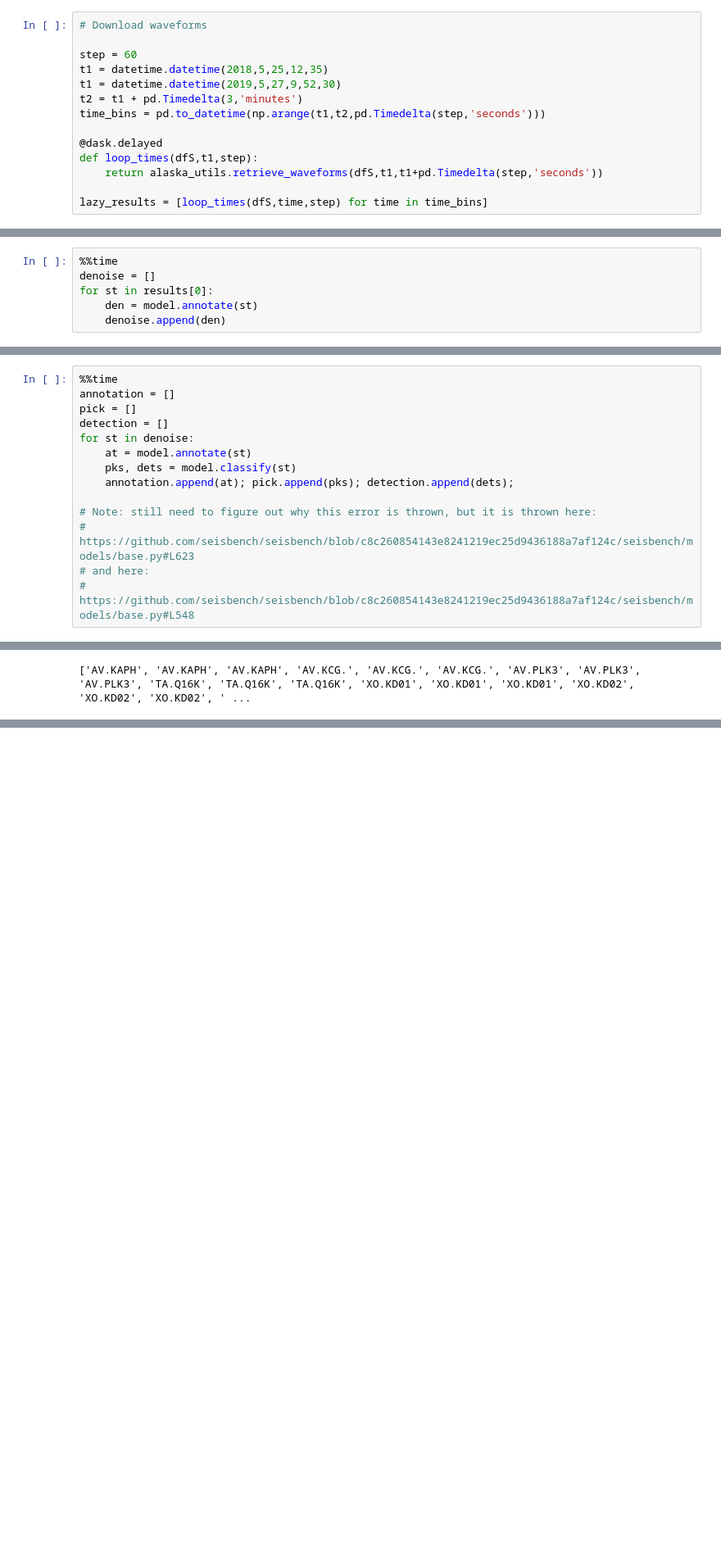
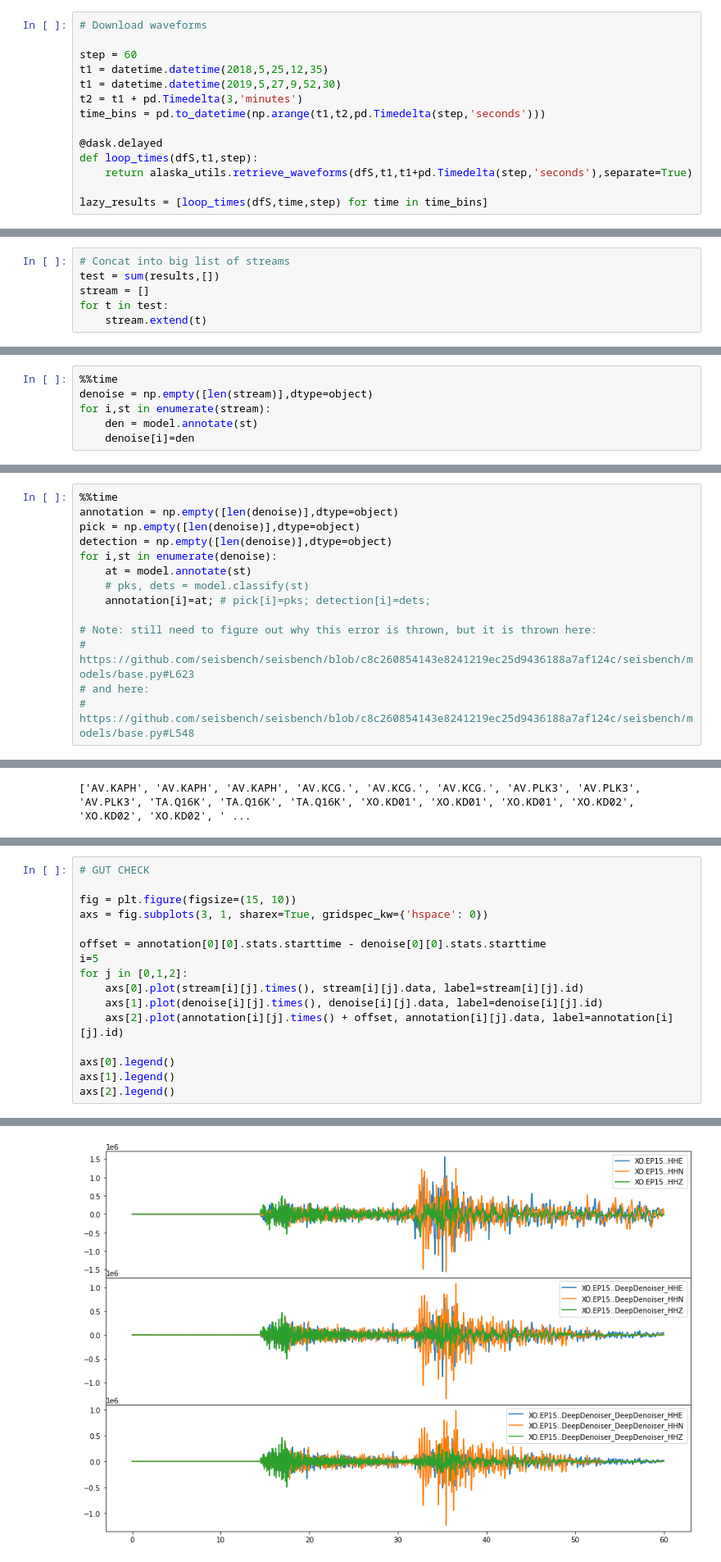
Before and after one commit to zoekrauss/alaska-continuous, a Jupyter notebook: workflow.ipynb, the cells around one changed output, grey strips where cells are left out. Shown: that part at 82% size. Drawn from its saved outputs; the diff is of its cells as text; blank space fills up the shorter version.

Commit message:
changed workflow to save separate streams for each time/station chunk

```diff
--- a/workflow.ipynb
+++ b/workflow.ipynb
@@ -51,7 +45,7 @@ time_bins = pd.to_datetime(np.arange(t1,t2,pd.Timedelta(step,'seconds')))
 
 @dask.delayed
 def loop_times(dfS,t1,step):
-    return alaska_utils.retrieve_waveforms(dfS,t1,t1+pd.Timedelta(step,'seconds'))
+    return alaska_utils.retrieve_waveforms(dfS,t1,t1+pd.Timedelta(step,'seconds'),separate=True)
 
 lazy_results = [loop_times(dfS,time,step) for time in time_bins]
 # %%
@@ -67,6 +61,12 @@ for st in results[0]:
 stream.write("alaska_1hour.mseed", format="MSEED")
 
 stream = obspy.core.stream.read('alaska_1hour.mseed')
+# %%
+# Concat into big list of streams
+test = sum(results,[])
+stream = []
+for t in test:
+    stream.extend(t)
 # %% [markdown]
 #### Denoise
 # %%
@@ -78,7 +78,7 @@ Wall time: 30.2 ms
 # %%
 %%time
-denoise = []
-for st in results[0]:
+denoise = np.empty([len(stream)],dtype=object)
+for i,st in enumerate(stream):
     den = model.annotate(st)
-    denoise.append(den)
+    denoise[i]=den
 # %% [output]
@@ -96,13 +96,13 @@ model = sbm.EQTransformer.from_pretrained("original")
 model.default_args["blinding"] = (0,1)
 # %%
 %%time
-annotation = []
-pick = []
-detection = []
-for st in denoise:
+annotation = np.empty([len(denoise)],dtype=object)
+pick = np.empty([len(denoise)],dtype=object)
+detection = np.empty([len(denoise)],dtype=object)
+for i,st in enumerate(denoise):
     at = model.annotate(st)
-    pks, dets = model.classify(st)
-    annotation.append(at); pick.append(pks); detection.append(dets);
+    # pks, dets = model.classify(st)
+    annotation[i]=at; # pick[i]=pks; detection[i]=dets;
 
 # Note: still need to figure out why this error is thrown, but it is thrown here:
 # https://github.com/seisbench/seisbench/blob/c8c260854143e8241219ec25d9436188a7af124c/seisbench/models/base.py#L623
@@ -186,3 +182,20 @@ axs[2].legend()
 # %% [output]
 <matplotlib.legend.Legend at 0x...>
 [figure]
+# %%
+# GUT CHECK
+
+fig = plt.figure(figsize=(15, 10))
+axs = fig.subplots(3, 1, sharex=True, gridspec_kw={'hspace': 0})
+
+offset = annotation[0][0].stats.starttime - denoise[0][0].stats.starttime
+i=5
+for j in [0,1,2]:
+    axs[0].plot(stream[i][j].times(), stream[i][j].data, label=stream[i][j].id)
+    axs[1].plot(denoise[i][j].times(), denoise[i][j].data, label=denoise[i][j].id)
+    axs[2].plot(annotation[i][j].times() + offset, annotation[i][j].data, label=annotation[i][j].id)
+
+axs[0].legend()
+axs[1].legend()
+axs[2].legend()
+# %% [output]
@@ -189,3 +203,4 @@ axs[2].legend()
+[figure, added]
 # %% [markdown]
 #### Convert picks to be GAMMA-compatible
 # %% [raw]
```
Also changed, not shown: parts of 12 cells of this notebook, 1 other file.
